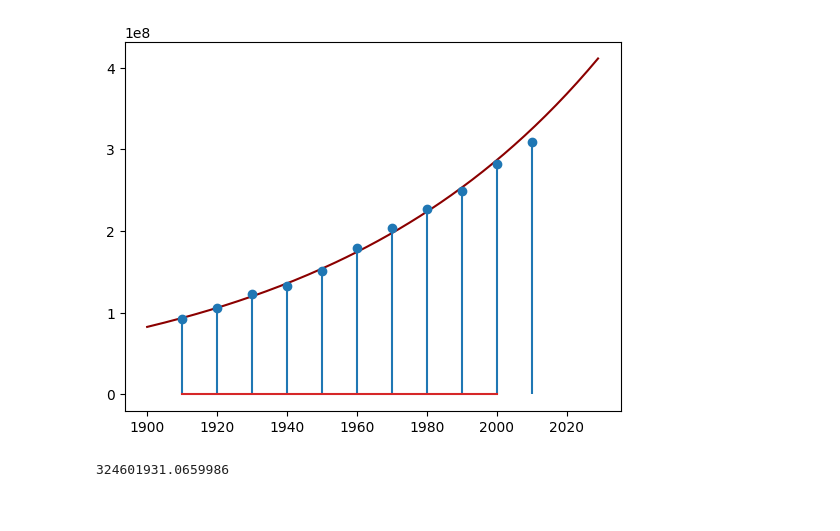
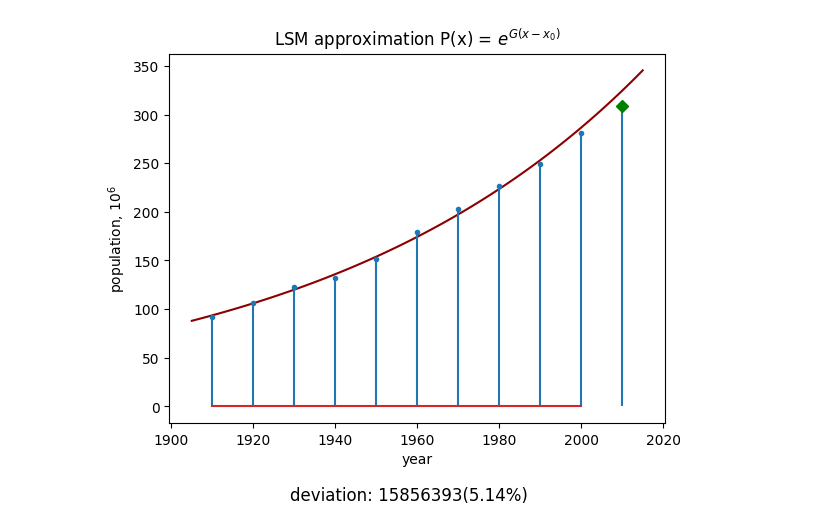
Before and after one commit to VoyakaGOD/computational-mathematics, a Jupyter notebook: extrapolation.ipynb, the cells around one changed output. Saved outputs shown, nothing was run; the diff lists cells and outputs as text; code cells hidden in the pictures.

```diff
--- a/extrapolation.ipynb
+++ b/extrapolation.ipynb
@@ -1,13 +30,13 @@
 # %%
-years = [1910, 1920, 1930, 1940, 1950, 1960, 1970, 1980, 1990, 2000]
-population = [92228496, 106021537, 123202624, 132164569, 151325798, 179323175, 203211926, 226545805, 248709873, 281421906]
-
-from math import *
-import matplotlib.pyplot as plt
-
 def check_args(xs, ys):
     if len(xs) != len(ys):
         raise Exception(f"len(xs) = {len(xs)} != {len(ys)} = len(ys)")
+
+class LinearFunciton:
+    pass
+
+class ExponentialFunction:
+    pass
 
 # P(x) = ax + b
 # returns tuple (a, b)
@@ -15,44 +44,35 @@ def get_linear_LSM_coefficients(xs : list[float], ys : list[float]) -> tuple[flo
     check_args(xs, ys)
     sum_x = sum(xs)
     sum_y = sum(ys)
     sum_xy = sum(map(lambda x, y: x*y, xs, ys))
     sum_xx = sum(map(lambda x: x*x, xs))
     N = len(xs)
     a = (N * sum_xy - sum_x * sum_y) / (N * sum_xx - sum_x * sum_x)
     b = (sum_y - a * sum_x) / N
     return a, b
 
 # P(x) = exp(ax + b)
 # returns tuple (a, b)
 def get_exponential_LSM_coefficients(xs : list[float], ys : list[float]) -> tuple[float, float]:
     check_args(xs, ys)
     return get_linear_LSM_coefficients(xs, list(map(log, ys)))
 
 # P(x) = ax + b
 # returns tuple (a, b)
 def get_linear_LSM_function(xs : list[float], ys : list[float]):
     a, b = get_linear_LSM_coefficients(xs, ys)
     return lambda x: a * x + b
 
 # P(x) = exp(ax + b)
 # returns tuple (a, b)
 def get_exponential_LSM_function(xs : list[float], ys : list[float]) -> tuple[float, float]:
     a, b = get_exponential_LSM_coefficients(xs, ys)
     return lambda x: exp(a * x + b)
 
 approx = get_exponential_LSM_function(years, population)
-
-xs = [x for x in range(1900, 2030)]
-ys = [approx(x) for x in xs]
-plt.plot(xs, ys, color="#8B0000")
-plt.stem(years, population)
-plt.stem([2010], [308745538])
-plt.show()
-
-print(approx(2010))
+extrapolate("LSM approximation P(x) = $e^{G(x-x_0)}$", approx, years, population, future_year, future_population)
 # %% [output]
-[figure, old version]
+[figure, new version]
-324601931.0659986
 # %%
 def get_divided_differences(xs, ys):
     n = len(xs)
```
Also changed, not shown: parts of 5 cells of this notebook.
